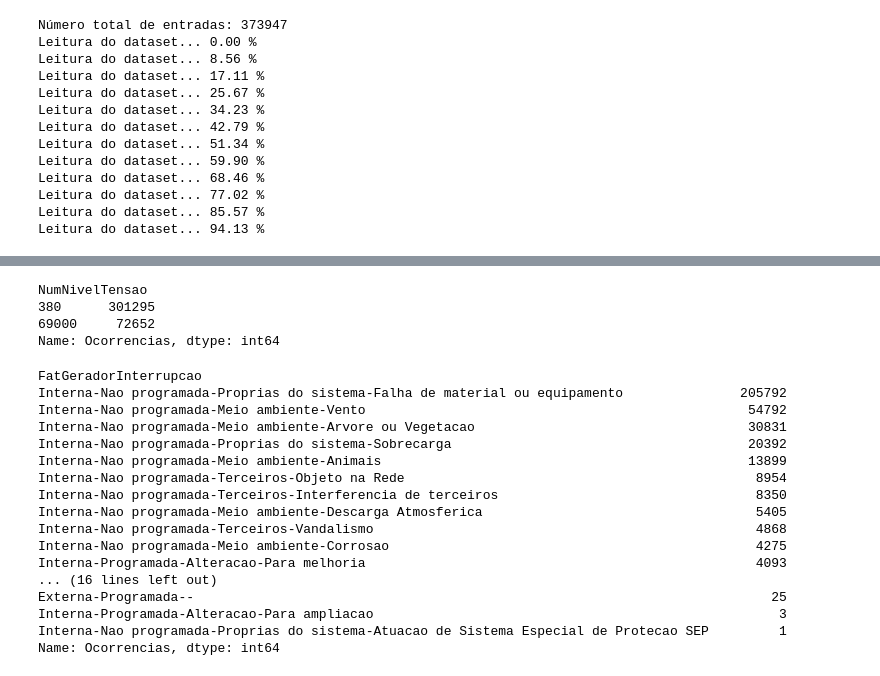
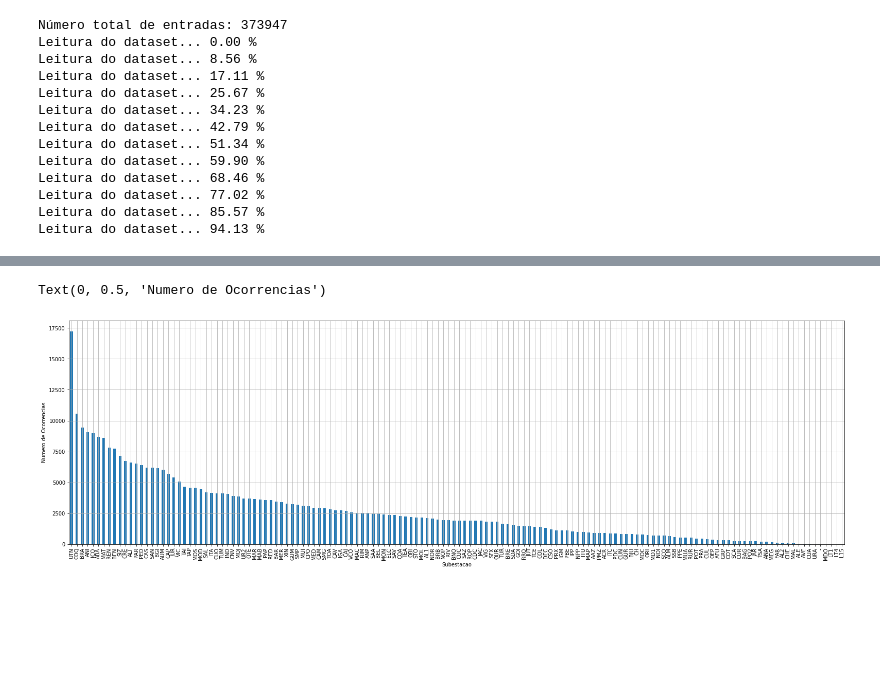
Before and after one commit to pedrotorres08/DadosSetorEletrico, a Jupyter notebook: DadosAbertosANEEL.ipynb, the cells around one changed output, grey strips where cells are left out. Drawn from its saved outputs; the diff is of its cells as text; code cells hidden in the pictures; blank space fills up the shorter version.

```diff
--- a/DadosAbertosANEEL.ipynb
+++ b/DadosAbertosANEEL.ipynb
@@ -140,27 +124,7 @@ Name: Ocorrencias, Length: 144, dtype: int64
-# %%
-df_res.groupby('NumNivelTensao').count().Ocorrencias.sort_values(ascending=False)
-# %% [output]
-NumNivelTensao
-380      301295
-69000     72652
-Name: Ocorrencias, dtype: int64
-# %%
-df_res.groupby('FatGeradorInterrupcao').count().Ocorrencias.sort_values(ascending=False)
-# %% [output]
-FatGeradorInterrupcao
-Interna-Nao programada-Proprias do sistema-Falha de material ou equipamento               205792
-Interna-Nao programada-Meio ambiente-Vento                                                 54792
-Interna-Nao programada-Meio ambiente-Arvore ou Vegetacao                                   30831
-Interna-Nao programada-Proprias do sistema-Sobrecarga                                      20392
-Interna-Nao programada-Meio ambiente-Animais                                               13899
-Interna-Nao programada-Terceiros-Objeto na Rede                                             8954
-Interna-Nao programada-Terceiros-Interferencia de terceiros                                 8350
-Interna-Nao programada-Meio ambiente-Descarga Atmosferica                                   5405
-Interna-Nao programada-Terceiros-Vandalismo                                                 4868
-Interna-Nao programada-Meio ambiente-Corrosao                                               4275
-Interna-Programada-Alteracao-Para melhoria                                                  4093
-... (16 lines left out)
-Externa-Programada--                                                                          25
-Interna-Programada-Alteracao-Para ampliacao                                                    3
-Interna-Nao programada-Proprias do sistema-Atuacao de Sistema Especial de Protecao SEP         1
-Name: Ocorrencias, dtype: int64
+# %%
+ax = df_res.groupby('DscSubestacaoDistribuicao').count().Ocorrencias.sort_values(ascending=False).plot(kind="bar", figsize=(27, 8), grid=True)
+ax.set_xlabel("Subestacao")
+ax.set_ylabel("Numero de Ocorrencias")
+# %% [output]
+Text(0, 0.5, 'Numero de Ocorrencias')
+[figure, added]
```
Also changed, not shown: parts of 7 cells of this notebook.
